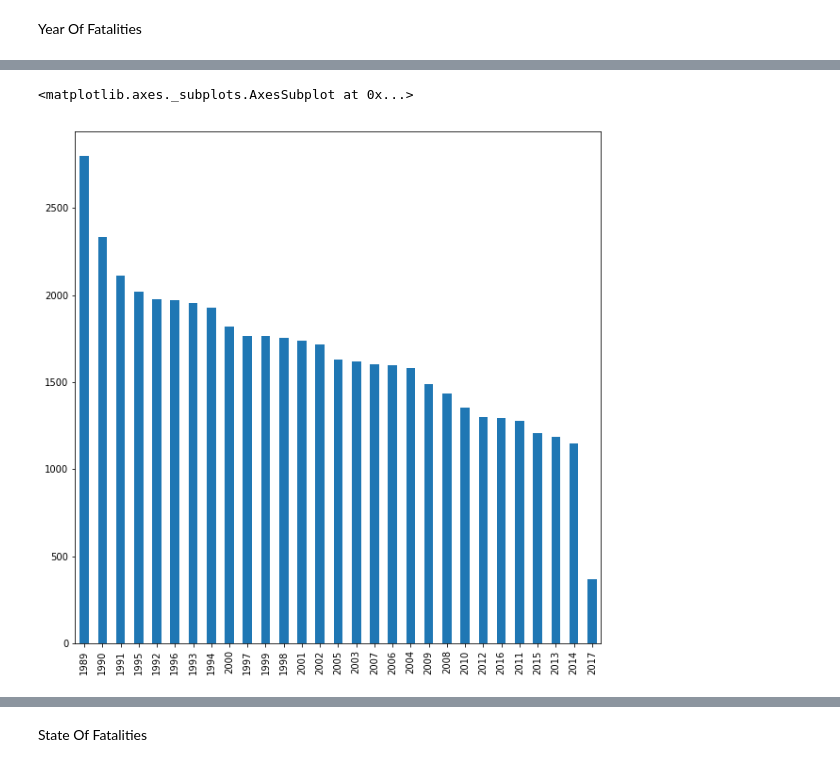
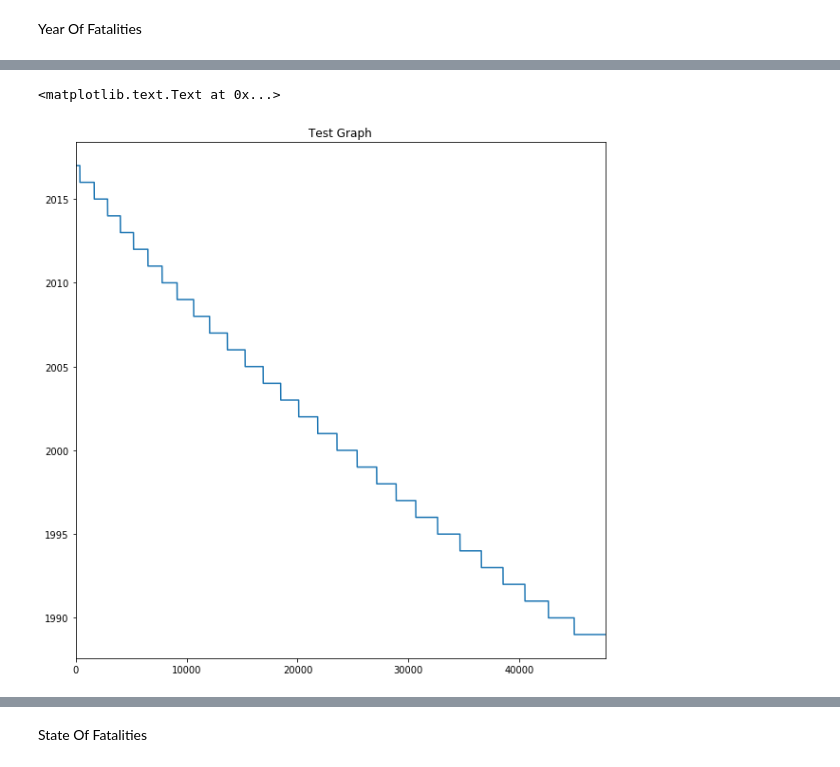
Before and after one commit to Jeyreymey/My-first-website, a Jupyter notebook: Road Crashes in Australia.ipynb, the cells around one changed output, grey strips where cells are left out. Cells and saved outputs as stored; diff of their text form; code cells hidden in the pictures.

```diff
--- a/Road Crashes in Australia.ipynb
+++ b/Road Crashes in Australia.ipynb
@@ -101,5 +120,6 @@ Year Of Fatalities
 # %%
-fatal_data["Year"].value_counts().plot(kind="bar")
+fatal_data["Year"].plot()
+plt.title("Test Graph")
 # %% [output]
-<matplotlib.axes._subplots.AxesSubplot at 0x...>
+<matplotlib.text.Text at 0x...>
-[figure, old version]
+[figure, new version]
```
Also changed, not shown: parts of 16 cells of this notebook, 2 other files.
